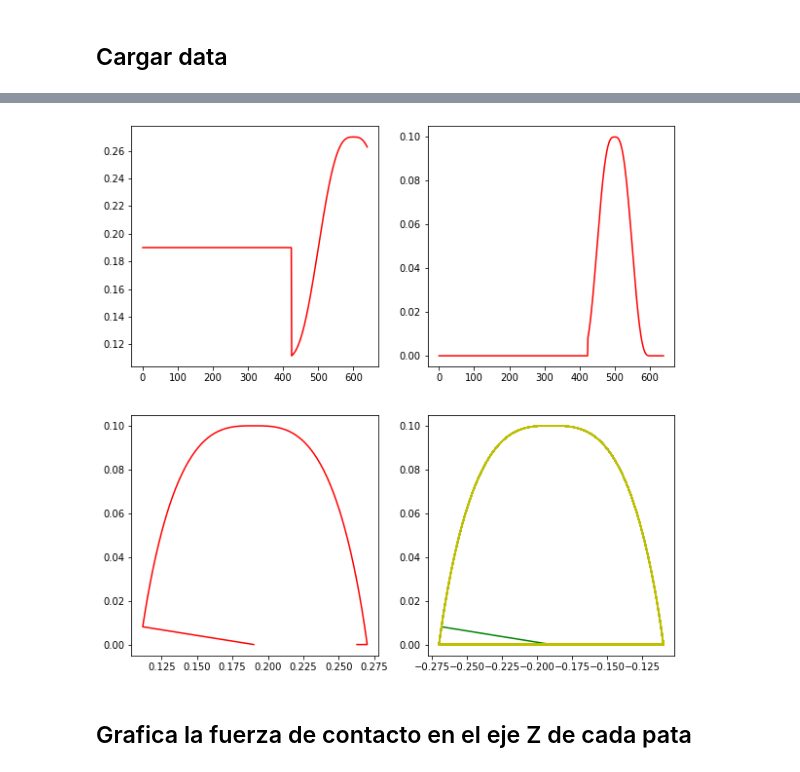
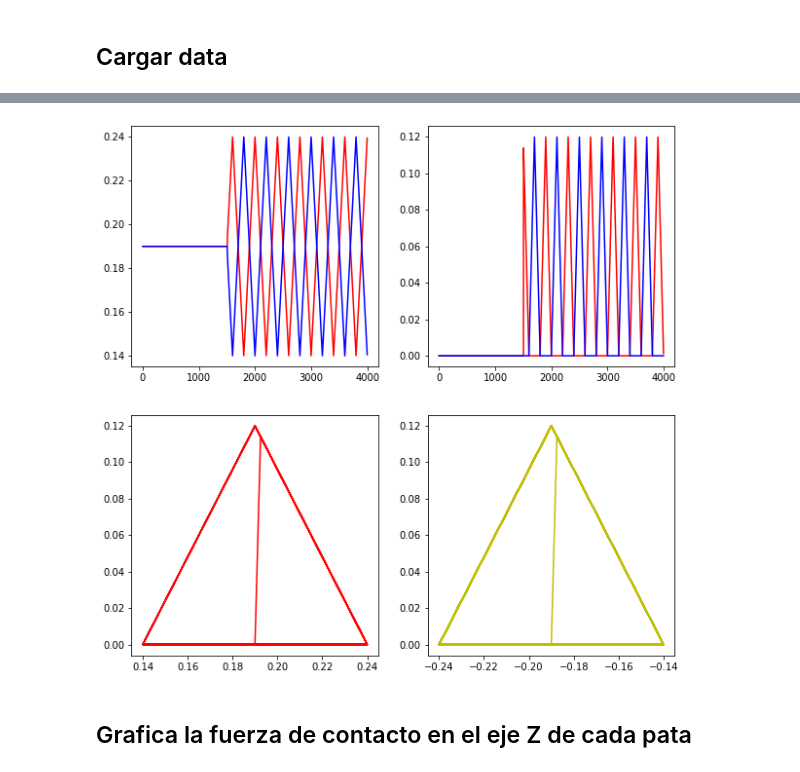
Before and after one commit to DPR00/rle_127, a Jupyter notebook: solo12-pybullet/solo_pybullet/graficar.ipynb, the cells around one changed output, grey strips where cells are left out. Cells and saved outputs as stored; diff of their text form; code cells hidden in the pictures.

Commit message:
Realicé pruebas con la trayectoria simple

```diff
--- a/solo12-pybullet/solo_pybullet/graficar.ipynb
+++ b/solo12-pybullet/solo_pybullet/graficar.ipynb
@@ -7,7 +7,7 @@ import pandas as pd
 # %% [markdown]
 ## Cargar data
 # %%
-filename= "/home/diegopalma/Documents/rle_127/solo12-pybullet/telemetria/data_prueba.csv"
+filename= "/home/diegopalma/Documents/rle_127/solo12-pybullet/telemetria/data_csimple_lad.csv"
 data = pd.read_csv(filename)
 data[["FR"]] = data[["FR"]].abs()
 data[["FL"]] = data[["FL"]].abs()
@@ -25,26 +25,26 @@ data.head(5)
 # %%
 fig, axs = plt.subplots(2, 2, figsize=(10,10))
 
-a = 640
-axs[0,0].plot(data[["x_FL"]][0:a],'r')
-#axs[0,0].plot(data[["t"]], data[["x_FL"]],'b')
+a = 4000
+axs[0,0].plot(data[["x_FR"]][0:a],'r')
+axs[0,0].plot(data[["x_FL"]][0:a],'b')
 #axs[0,0].plot(data[["t"]], data[["x_HR"]],'g')
 #axs[0,0].plot(data[["t"]], data[["x_HL"]],'y')
 
-axs[0,1].plot(data[["z_FL"]][0:a],'r')
-#axs[0,1].plot(data[["t"]], data[["z_FL"]],'b')
+axs[0,1].plot(data[["z_FR"]][0:a],'r')
+axs[0,1].plot(data[["z_FL"]][0:a],'b')
 #axs[0,1].plot(data[["t"]], data[["z_HR"]],'g')
 #axs[0,1].plot(data[["t"]], data[["z_HL"]],'y')
 
-axs[1,0].plot(data[["x_FL"]][0:a], data[["z_FL"]][0:a],'r')
+axs[1,0].plot(data[["x_FR"]][0:a], data[["z_FR"]][0:a],'r')
 #axs[1,0].plot(data[["x_FL"]][0:500], data[["z_FL"]][0:500],'b')
 axs[1,1].plot(data[["x_HR"]], data[["z_HR"]],'g')
 axs[1,1].plot(data[["x_HL"]], data[["z_HL"]],'y')
 
 
 plt.show()
 # %% [output]
-[figure, old version]
+[figure, new version]
 # %%
 def plot_data(data, axs, ix, iy, colx, coly, xlab, ylab, tit):
     axs[ix,iy].plot(data[[colx]], data[[coly]])
```
Also changed, not shown: parts of 5 cells of this notebook, 26 other files.
